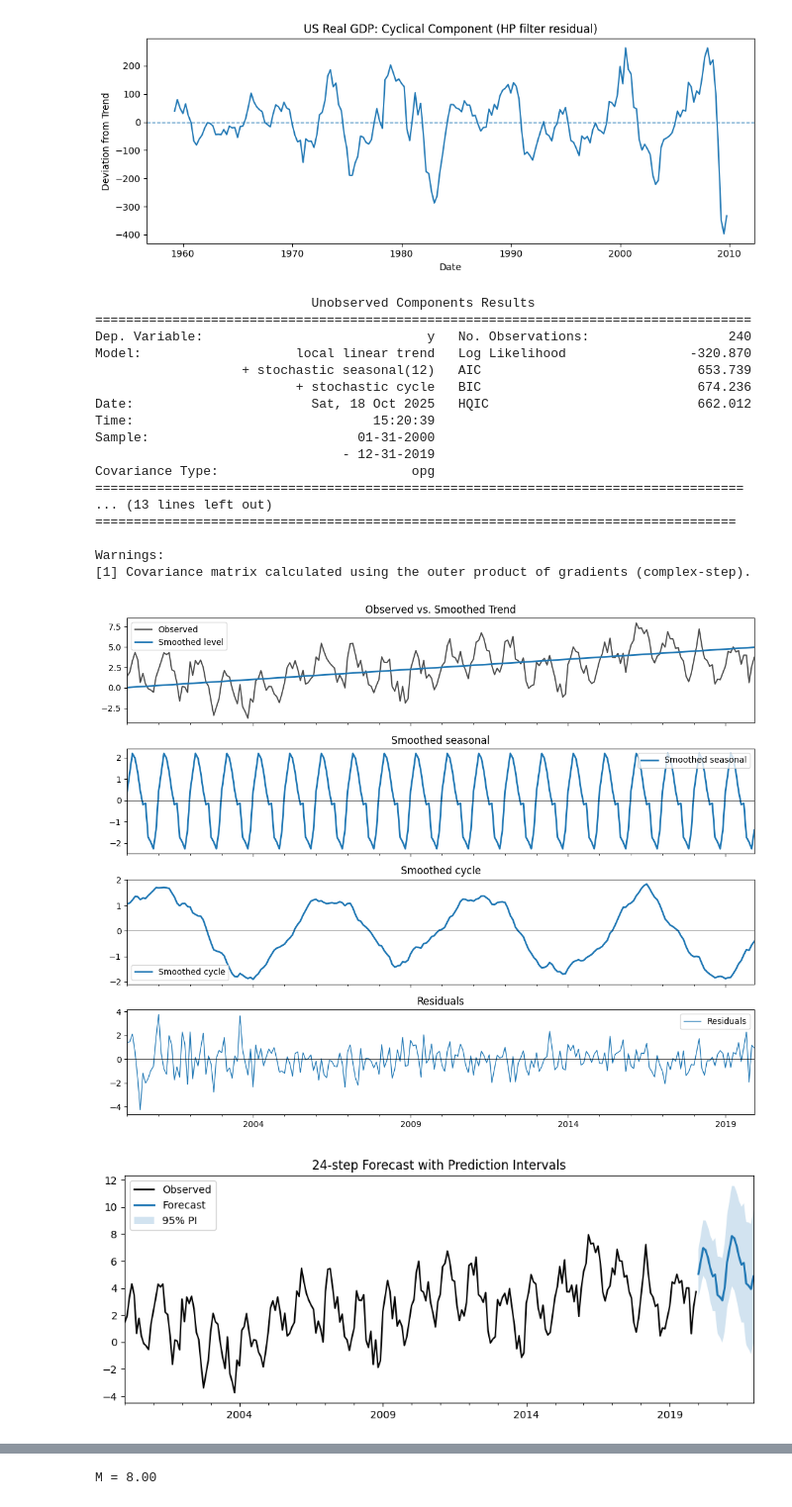
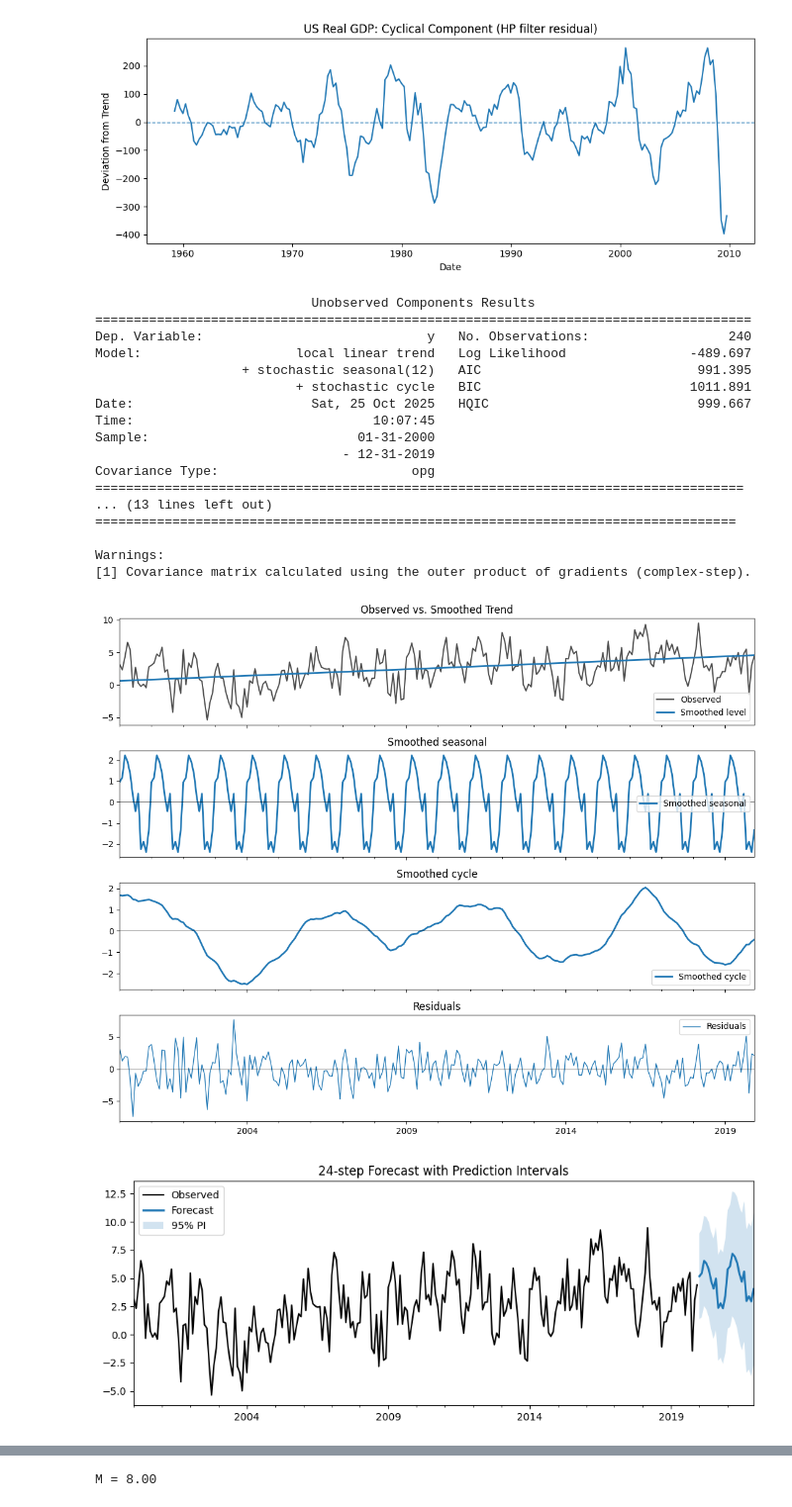
Before and after one commit to marami52/MLDS-490-time-series, a Jupyter notebook: session-4.ipynb, the cells around one changed output, grey strips where cells are left out. Shown at 99% size. Saved outputs shown, nothing was run; the diff lists cells and outputs as text; code cells hidden in the pictures.

```diff
--- a/session-4.ipynb
+++ b/session-4.ipynb
@@ -188,21 +188,22 @@ t = np.arange(n)
 trend_true = 0.02 * t
 season = 2*np.sin(2*np.pi*t/12) + 0.5*np.sin(2*np.pi*t/6)
 cycle = 1.5*np.sin(2*np.pi*t/60)
-y = trend_true + season + cycle + np.random.normal(0, 0.8, n)
-idx = pd.date_range('2000-01-31', periods=n, freq='M')
+
+y = trend_true + season + cycle + np.random.normal(0, 1.8, n)
+idx = pd.date_range('2000-01-31', periods=n, freq='ME')
 y = pd.Series(y, index=idx)
 
 # ---- model ----
 mod = UnobservedComponents(
     y,
-    level='local linear trend',
+    level='local linear trend', # Level and slope both evolve stochastically. other options 'random walk with drift', 'deterministic trend','local level', 'fixed intercept'
     seasonal=12,
     cycle=True,
-    stochastic_cycle=True
+    stochastic_cycle=True,
 )
 
 # Use a valid optimizer name
-res = mod.fit(method='powell', disp=False)
+res = mod.fit(method='powell', disp=False) # other options such as 'bfgs'
 print(res.summary())
 
 # ---- pull components safely ----
@@ -241,38 +242,38 @@ plt.tight_layout(); plt.show()
 steps = 24
 try:
     fc = res.get_forecast(steps=steps)
     pred = fc.predicted_mean
     pi = fc.conf_int()
 except AttributeError:
     pred = res.predict(start=len(y), end=len(y)+steps-1)
     # crude PI if not available
     resid_std = float(np.nanstd(resid, ddof=1))
-    fut_idx = pd.date_range(y.index[-1] + pd.offsets.MonthEnd(1), periods=steps, freq='M')
+    fut_idx = pd.date_range(y.index[-1] + pd.offsets.MonthEnd(1), periods=steps, freq='ME')
     pred = pd.Series(np.asarray(pred), index=fut_idx)
     pi = pd.DataFrame({'lower y': pred - 1.96*resid_std, 'upper y': pred + 1.96*resid_std}, index=fut_idx)
 
 ax = y.plot(label='Observed', color='black', figsize=(11,4))
 pred.plot(ax=ax, label='Forecast', lw=2)
 ax.fill_between(pred.index, pi.iloc[:,0], pi.iloc[:,1], alpha=0.2, label='95% PI')
 ax.legend(); ax.set_title(f'{steps}-step Forecast with Prediction Intervals')
 plt.show()
 # %% [output]
                             Unobserved Components Results
 =====================================================================================
 Dep. Variable:                             y   No. Observations:                  240
-Model:                    local linear trend   Log Likelihood                -320.870
-                   + stochastic seasonal(12)   AIC                            653.739
-                          + stochastic cycle   BIC                            674.236
-Date:                       Sat, 18 Oct 2025   HQIC                           662.012
-Time:                               15:20:39
+Model:                    local linear trend   Log Likelihood                -489.697
+                   + stochastic seasonal(12)   AIC                            991.395
+                          + stochastic cycle   BIC                           1011.891
+Date:                       Sat, 25 Oct 2025   HQIC                           999.667
+Time:                               10:07:45
 Sample:                           01-31-2000
                                 - 12-31-2019
 Covariance Type:                         opg
 ====================================================================================
 ... (13 lines left out)
 ===================================================================================
 
 Warnings:
 [1] Covariance matrix calculated using the outer product of gradients (complex-step).
-[figure, old version]
+[figure, new version]
-[figure, old version]
+[figure, new version]
```
Also changed, not shown: parts of 8 cells of this notebook, 2 other files.
